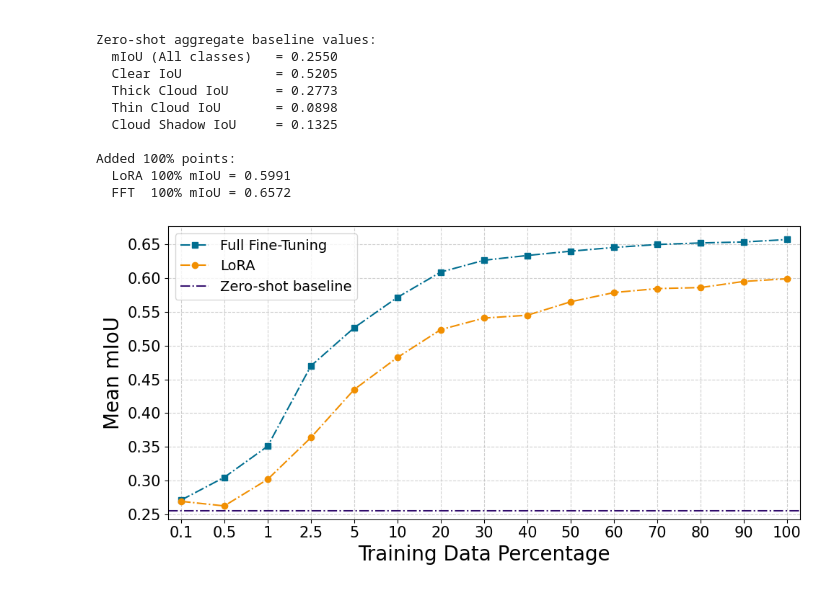
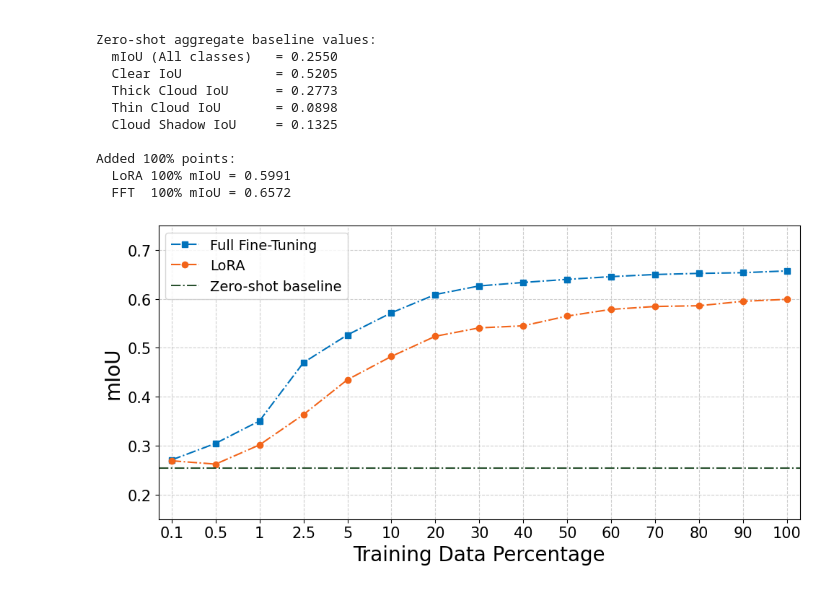
Before and after one commit to uga-gaim/2026_CVPRW_CloudPrompts, a Jupyter notebook: code/notebooks/figures.ipynb, the cells around one changed output. Cells and saved outputs as stored; diff of their text form; code cells hidden in the pictures.

```diff
--- a/code/notebooks/figures.ipynb
+++ b/code/notebooks/figures.ipynb
@@ -411,7 +413,7 @@ Added 100% points:
   FFT  100% mIoU = 0.6572
 # %%
 KEEP_PCTS = None
-Y_LIM = None
+Y_LIM = (0.15, 0.75)
 FIGSIZE = (10, 5)
 
 lora_plot = lora_df.copy()
@@ -433,35 +435,35 @@ if KEEP_PCTS is not None:
 
 zs_miou = float(zs_agg["miou"])
 
 all_pcts = sorted(set(lora_plot["pct"].tolist()) | set(fft_plot["pct"].tolist()))
 x_pos = np.arange(len(all_pcts))
 pct_to_x = {pct: i for i, pct in enumerate(all_pcts)}
 
 lora_x = lora_plot["pct"].map(pct_to_x).to_numpy()
 fft_x  = fft_plot["pct"].map(pct_to_x).to_numpy()
 
 x_labels = [f"{v:g}" for v in all_pcts]
 
 plt.figure(figsize=FIGSIZE)
 
-plt.plot(fft_x,  fft_plot["miou_mean"],  marker="s", linestyle="-.", color="#006e90", label="Full Fine-Tuning")
-plt.plot(lora_x, lora_plot["miou_mean"], marker="o", linestyle="-.", color="#f18f01", label="LoRA")
-plt.axhline(y=zs_miou, linestyle="-.", color="#320d6d", label=f"Zero-shot baseline")
+plt.plot(fft_x,  fft_plot["miou_mean"],  marker="s", linestyle="-.", color="#0072bb", label="Full Fine-Tuning")
+plt.plot(lora_x, lora_plot["miou_mean"], marker="o", linestyle="-.", color="#f26419", label="LoRA")
+plt.axhline(y=zs_miou, linestyle="-.", color="#28502e", label=f"Zero-shot baseline")
 
 plt.xlabel("Training Data Percentage", fontsize=20)
-plt.ylabel("Mean mIoU", fontsize=20)
+plt.ylabel("mIoU", fontsize=20)
 
 plt.xticks(x_pos, x_labels, fontsize=15)
 plt.xlim(-0.3, len(all_pcts) - 0.7)
 
 plt.yticks(fontsize=15)
 
 if Y_LIM is not None:
     plt.ylim(Y_LIM)
 
 plt.grid(True, linestyle="--", alpha=0.6)
 plt.legend(fontsize=14)
 plt.tight_layout()
 plt.show()
 # %% [output]
-[figure, old version]
+[figure, new version]
```
Also changed, not shown: parts of 2 cells of this notebook, 3 other files.
